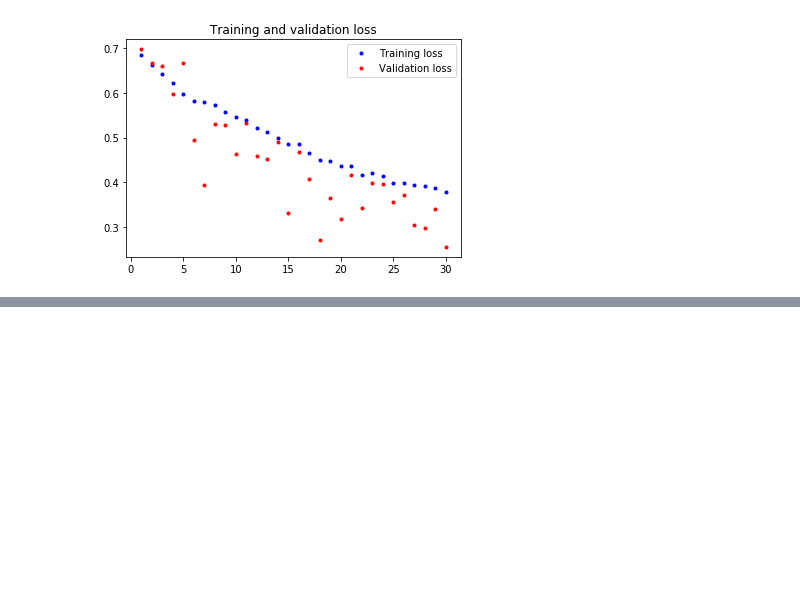
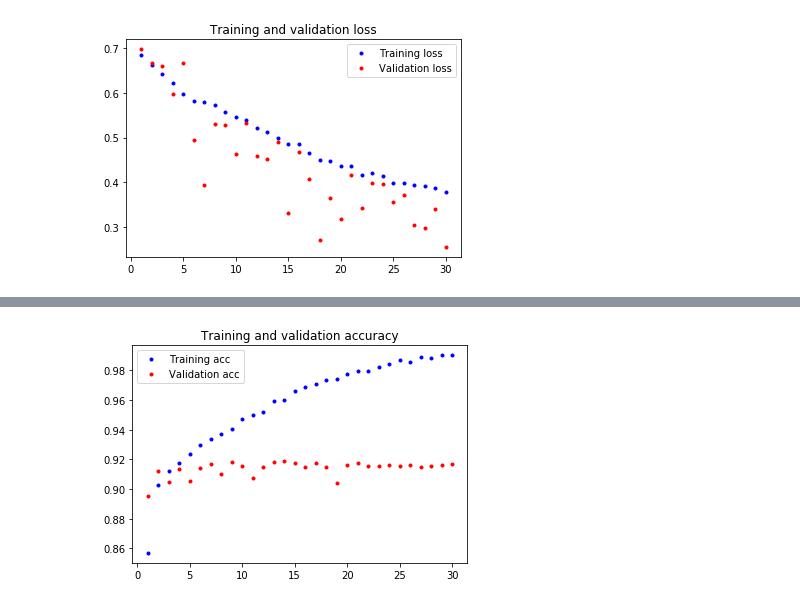
Before and after one commit to guru3/deep-learning-with-python-using-keras, a Jupyter notebook: Cats vs Dogs - training CNNs on small dataset.ipynb, the cells around one changed output, grey strips where cells are left out. Saved outputs shown, nothing was run; the diff lists cells and outputs as text; code cells hidden in the pictures; blank space fills up the shorter version.

Commit message:
using pretrained model

```diff
--- a/Cats vs Dogs - training CNNs on small dataset.ipynb
+++ b/Cats vs Dogs - training CNNs on small dataset.ipynb
@@ -265,0 +271,4 @@ plt.show()
+# %%
+# 1. feature extraction
+from keras.applications import VGG16
+conv_base = VGG16(weights='imagenet', include_top=False, input_shape=(150,150,3))
@@ -265,0 +316,4 @@ plt.show()
+# %%
+train_features, train_labels = extract_features_from_conv_base(train_path, 15000)
+validation_features, validation_labels = extract_features_from_conv_base(validation_path, 5000)
+test_features, test_labels = extract_features_from_conv_base(test_path, 5000)
@@ -265,0 +324,14 @@ plt.show()
+# %%
+#flatten
+train_features = np.reshape(train_features, (15000,4*4*512))
+validation_features = np.reshape(validation_features, (5000,4*4*512))
+test_features = np.reshape(test_features, (5000,4*4*512))
+# %%
+model = models.Sequential()
+
+model.add(layers.Dense(256, activation='relu', input_dim=4* 4 * 512))
+model.add(layers.Dropout(0.5))
+model.add(layers.Dense(1, activation='sigmoid'))
+
+model.compile(optimizer='adamax',loss='binary_crossentropy',metrics=['acc'])
+history = model.fit(train_features, train_labels,epochs=30,batch_size=50,validation_data=(validation_features, validation_labels))
@@ -265,0 +356,12 @@ plt.show()
+# %%
+acc = history.history['acc']
+val_acc = history.history['val_acc']
+epochs = range(1, len(acc) + 1)
+
+plt.plot(epochs, acc, 'b.', label='Training acc')
+plt.plot(epochs, val_acc, 'r.', label='Validation acc')
+plt.title('Training and validation accuracy')
+plt.legend()
+plt.show()
+# %% [output]
+[figure, added]
```
Also changed, not shown: parts of 15 cells of this notebook.
